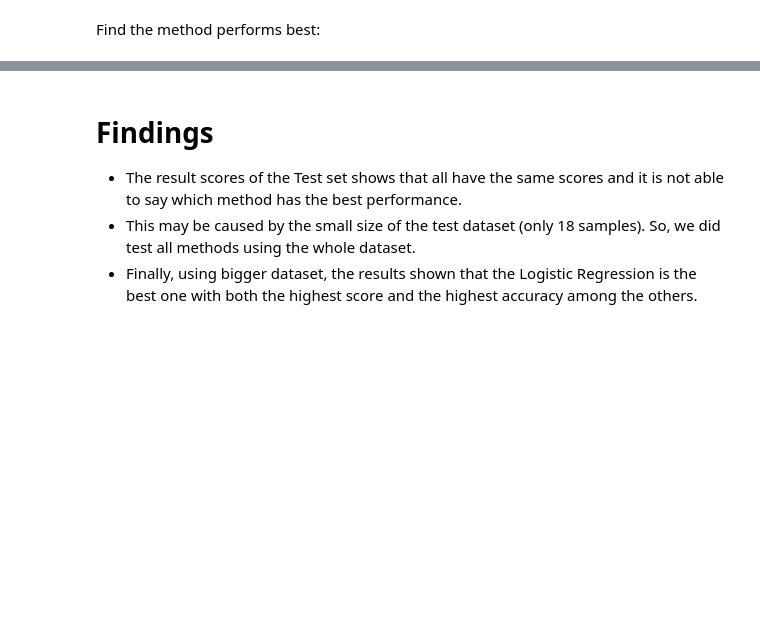
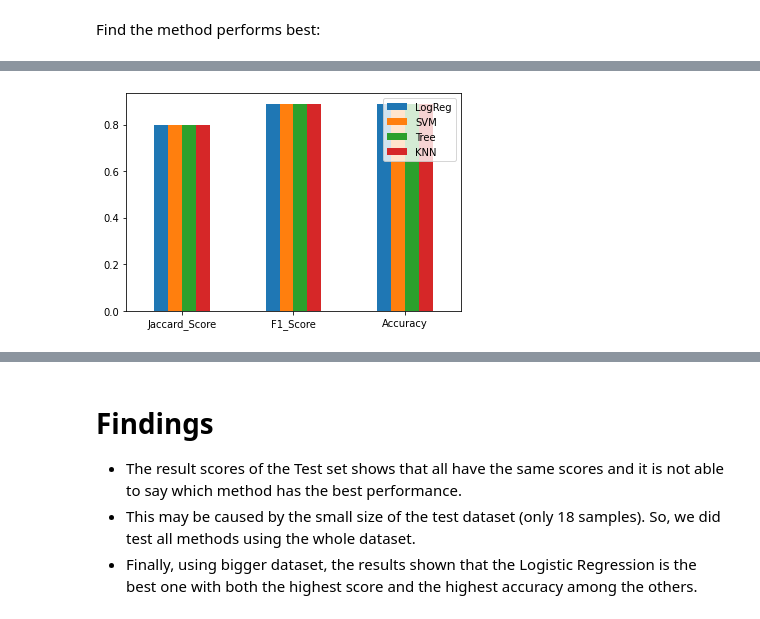
Before and after one commit to tctruc79/Applied_Data_Science_Capstone_Project, a Jupyter notebook: 8. SpaceX_Machine_Learning_Prediction.ipynb, the cells around one changed output, grey strips where cells are left out. Drawn from its saved outputs; the diff is of its cells as text; code cells hidden in the pictures; blank space fills up the shorter version.

```diff
--- a/8. SpaceX_Machine_Learning_Prediction.ipynb
+++ b/8. SpaceX_Machine_Learning_Prediction.ipynb
@@ -356,3 +356,16 @@ scores
+# %%
+LogReg = [0.800000, 0.888889, 0.888889]
+SVM = [0.800000, 0.888889, 0.888889]
+Tree = [0.800000, 0.888889, 0.888889]
+KNN = [0.800000, 0.888889, 0.888889]
+index = ['Jaccard_Score', 'F1_Score', 'Accuracy']
+df = pd.DataFrame({'LogReg': LogReg,
+                   'SVM': SVM,
+                   'Tree': Tree,
+                   'KNN': KNN}, index=index)
+ax = df.plot.bar(rot=0)
+# %% [output]
+[figure, added]
 # %%
 # Examining the scores from the whole Dataset
 jaccard_scores = [
```
Also changed, not shown: parts of 5 cells of this notebook, 2 other files.
